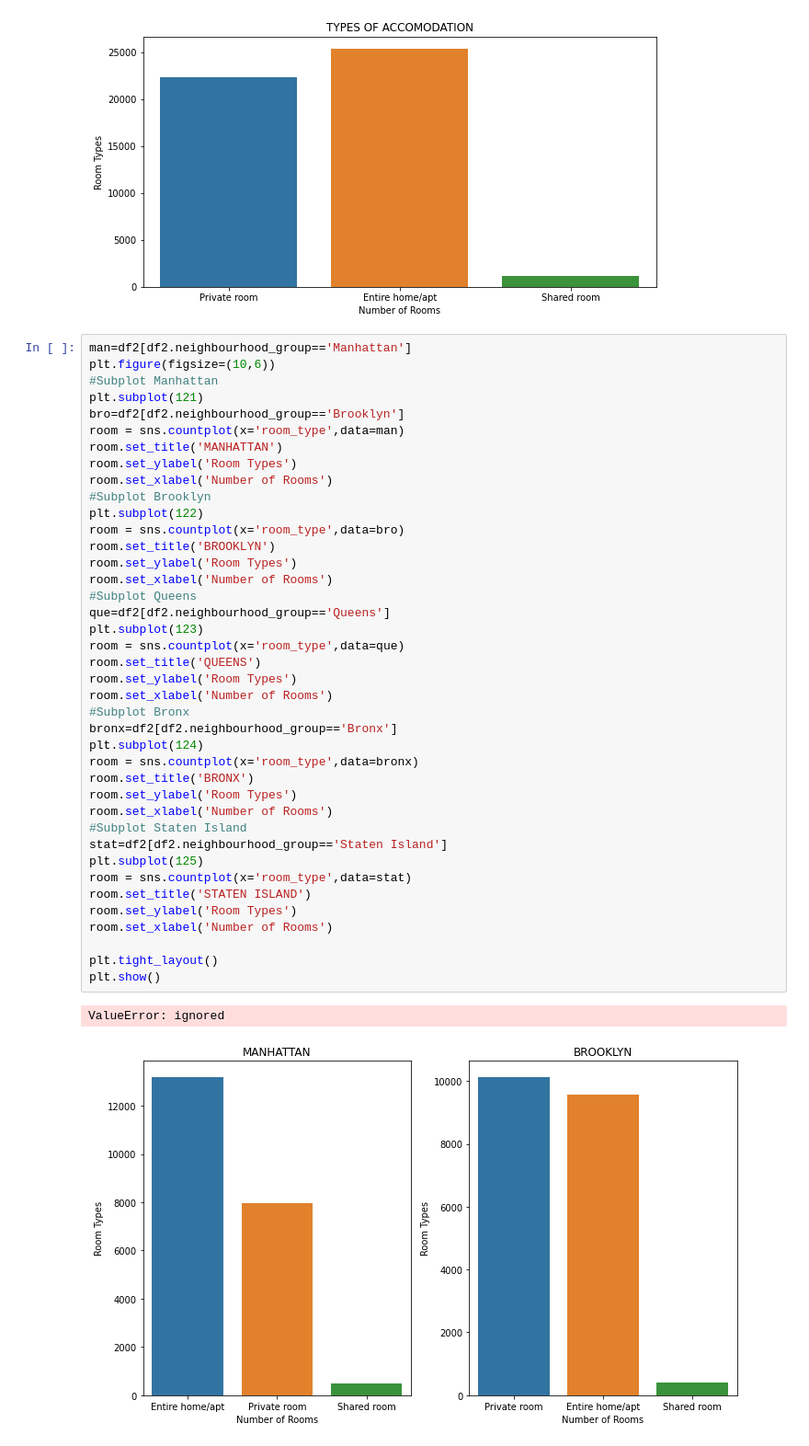
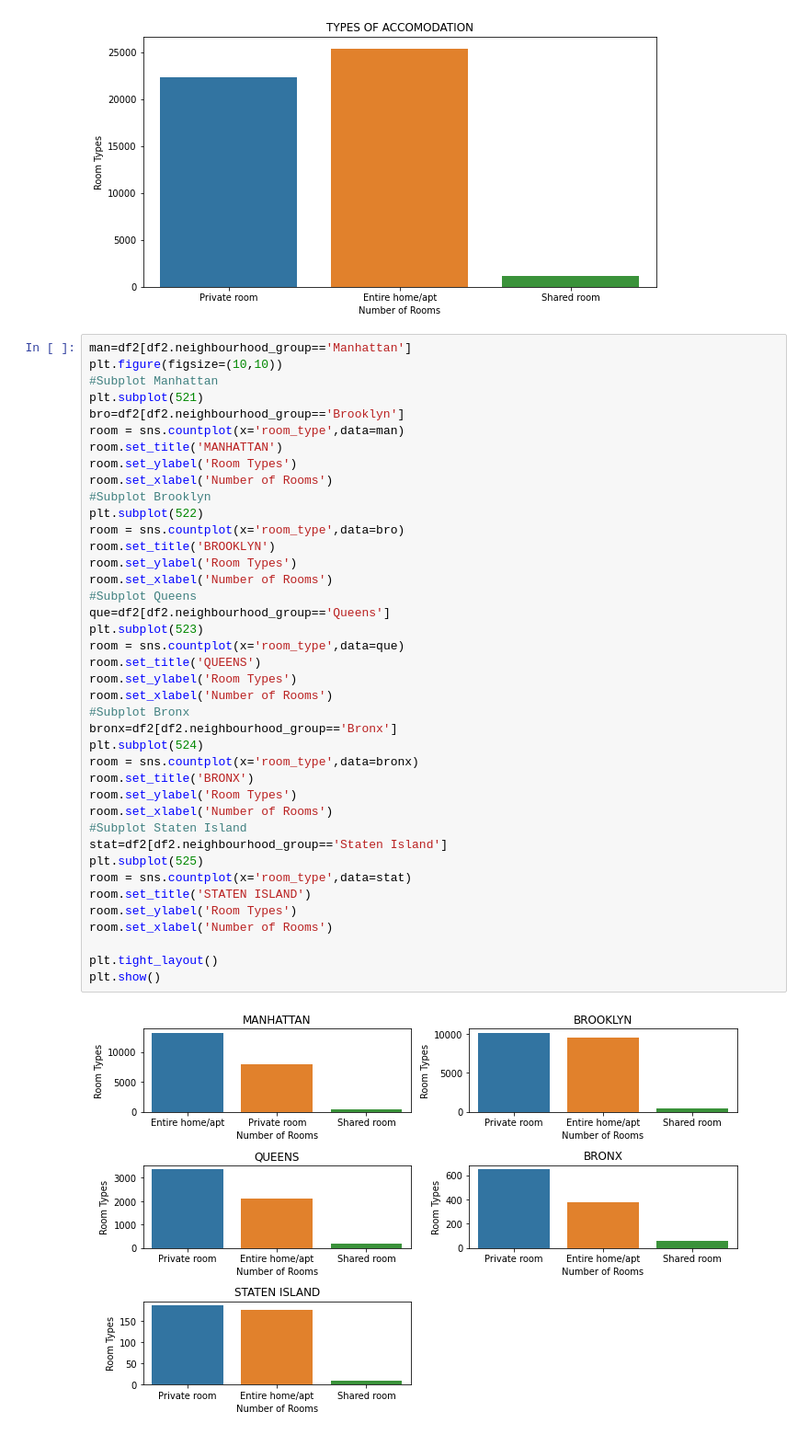
Before and after one commit to Jeetesh-KumarM/CAPSTONE-PROJECT-1, a Jupyter notebook: Copy_of_Airbnb_Bookings_Analysis_Capstone_Project.ipynb, the cells around one changed output. Shown at 92% size. Saved outputs shown, nothing was run; the diff lists cells and outputs as text.

```diff
--- a/Copy_of_Airbnb_Bookings_Analysis_Capstone_Project.ipynb
+++ b/Copy_of_Airbnb_Bookings_Analysis_Capstone_Project.ipynb
@@ -406,44 +426,43 @@ plt.show()
 [figure]
 # %%
 man=df2[df2.neighbourhood_group=='Manhattan']
-plt.figure(figsize=(10,6))
+plt.figure(figsize=(10,10))
 #Subplot Manhattan
-plt.subplot(121)
+plt.subplot(521)
 bro=df2[df2.neighbourhood_group=='Brooklyn']
 room = sns.countplot(x='room_type',data=man)
 room.set_title('MANHATTAN')
 room.set_ylabel('Room Types')
 room.set_xlabel('Number of Rooms')
 #Subplot Brooklyn
-plt.subplot(122)
+plt.subplot(522)
 room = sns.countplot(x='room_type',data=bro)
 room.set_title('BROOKLYN')
 room.set_ylabel('Room Types')
 room.set_xlabel('Number of Rooms')
 #Subplot Queens
 que=df2[df2.neighbourhood_group=='Queens']
-plt.subplot(123)
+plt.subplot(523)
 room = sns.countplot(x='room_type',data=que)
 room.set_title('QUEENS')
 room.set_ylabel('Room Types')
 room.set_xlabel('Number of Rooms')
 #Subplot Bronx
 bronx=df2[df2.neighbourhood_group=='Bronx']
-plt.subplot(124)
+plt.subplot(524)
 room = sns.countplot(x='room_type',data=bronx)
 room.set_title('BRONX')
 room.set_ylabel('Room Types')
 room.set_xlabel('Number of Rooms')
 #Subplot Staten Island
 stat=df2[df2.neighbourhood_group=='Staten Island']
-plt.subplot(125)
+plt.subplot(525)
 room = sns.countplot(x='room_type',data=stat)
 room.set_title('STATEN ISLAND')
 room.set_ylabel('Room Types')
 room.set_xlabel('Number of Rooms')
 
 plt.tight_layout()
 plt.show()
 # %% [output]
-ValueError: ignored
-[figure, old version]
+[figure, new version]
```
Also changed, not shown: parts of 12 cells of this notebook.
